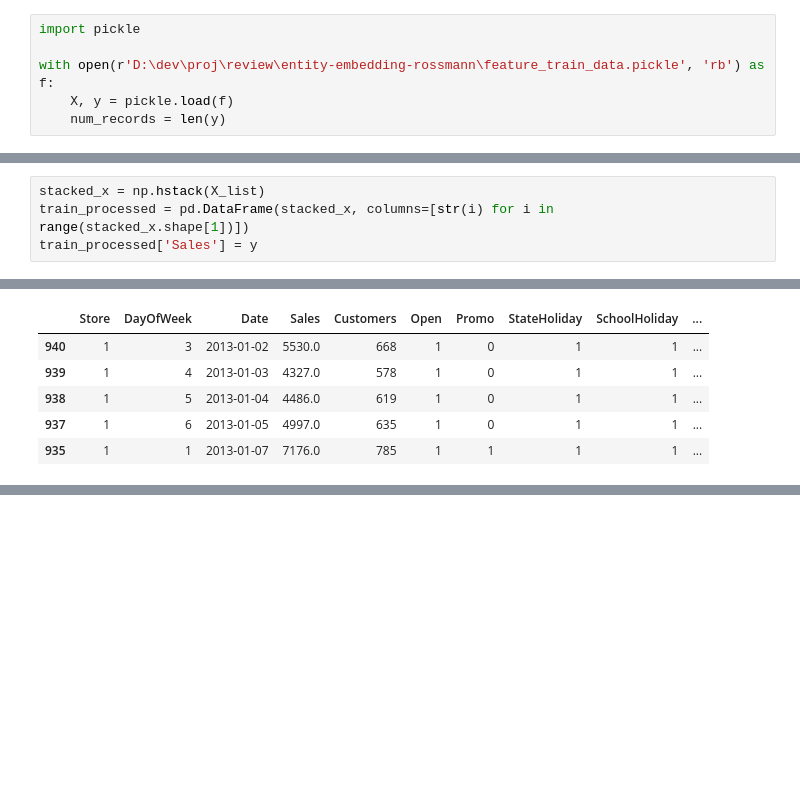
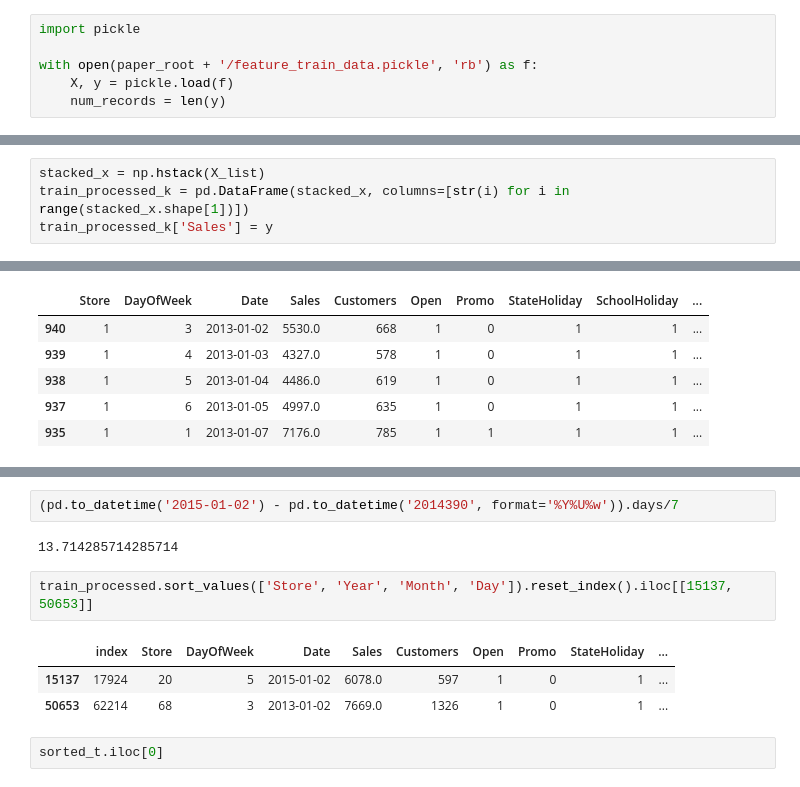
Before and after one commit to 7kbird/learning_notes, a Jupyter notebook: fast_ai/deeplearning/lesson14_rossman.ipynb, the cells around one changed output, grey strips where cells are left out. Cells and saved outputs as stored; diff of their text form; blank space fills up the shorter version.

```diff
--- a/fast_ai/deeplearning/lesson14_rossman.ipynb
+++ b/fast_ai/deeplearning/lesson14_rossman.ipynb
@@ -1077,7 +1095,7 @@ from keras.layers import Dense, Embedding, Reshape
 # %%
 import pickle
 
-with open(r'D:\dev\proj\review\entity-embedding-rossmann\feature_train_data.pickle', 'rb') as f:
+with open(paper_root + '/feature_train_data.pickle', 'rb') as f:
     X, y = pickle.load(f)
     num_records = len(y)
 # %%
@@ -1217,5 +1235,5 @@ max_log_y = numpy.max(numpy.log(y))
 log_y = numpy.log(y) / max_log_y
 # %%
 stacked_x = np.hstack(X_list)
-train_processed = pd.DataFrame(stacked_x, columns=[str(i) for i in range(stacked_x.shape[1])])
-train_processed['Sales'] = y
+train_processed_k = pd.DataFrame(stacked_x, columns=[str(i) for i in range(stacked_x.shape[1])])
+train_processed_k['Sales'] = y
@@ -1284,0 +1283,12 @@ col_map
+# %%
+(pd.to_datetime('2015-01-02') - pd.to_datetime('2014390', format='%Y%U%w')).days/7
+# %% [output]
+13.714285714285714
+# %%
+train_processed.sort_values(['Store', 'Year', 'Month', 'Day']).reset_index().iloc[[15137, 50653]]
+# %% [output]
+|  | index | Store | DayOfWeek | Date | Sales | Customers | Open | Promo | StateHoliday | ... |
+| 15137 | 17924 | 20 | 5 | 2015-01-02 | 6078.0 | 597 | 1 | 0 | 1 | ... |
+| 50653 | 62214 | 68 | 3 | 2013-01-02 | 7669.0 | 1326 | 1 | 0 | 1 | ... |
+# %%
+sorted_t.iloc[0]
```
Also changed, not shown: parts of 49 cells of this notebook.
